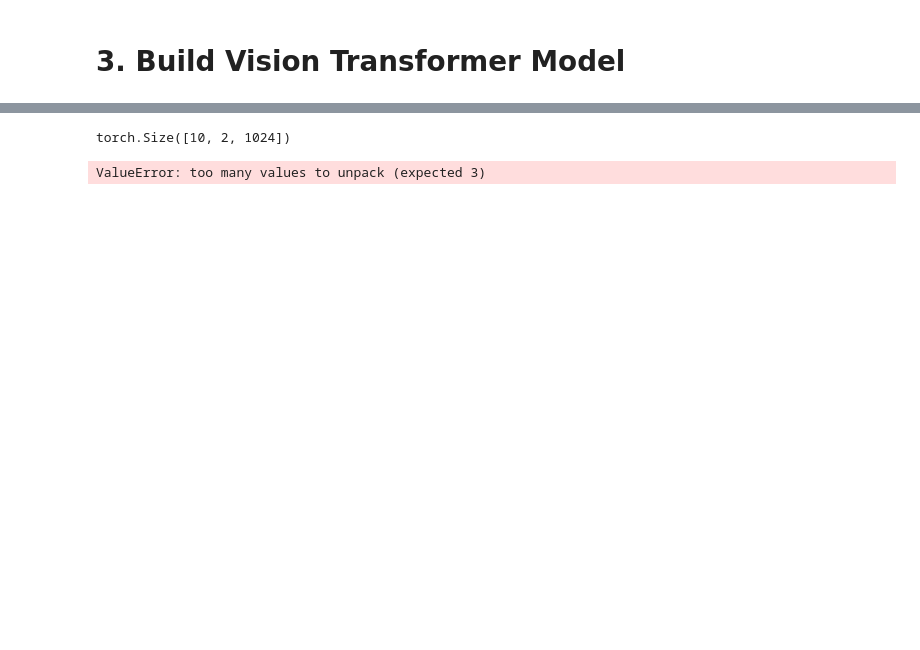
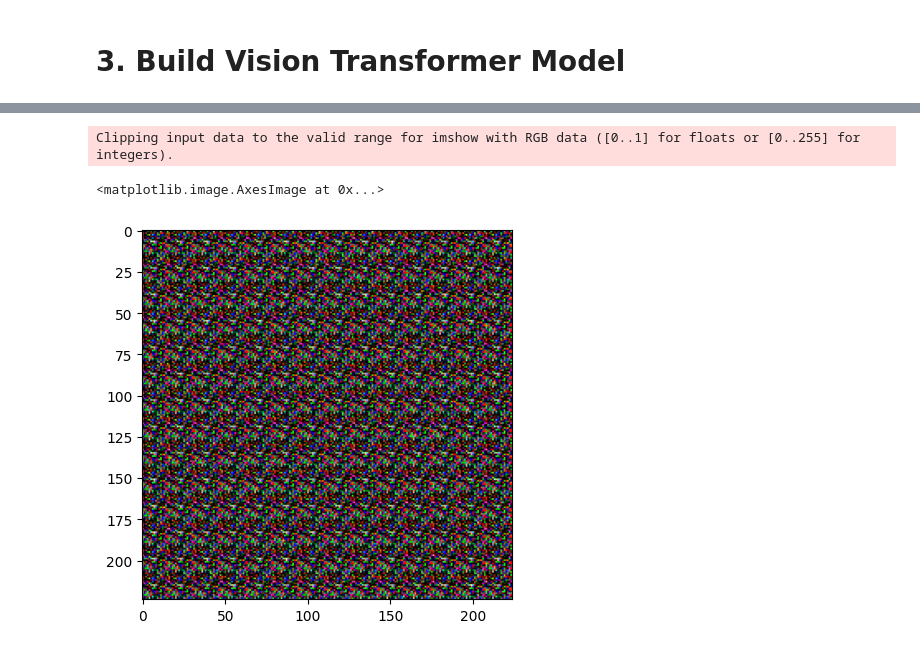
Before and after one commit to Migliorin/Image-Denoising, a Jupyter notebook: notebooks/Transformer.ipynb, the cells around one changed output, grey strips where cells are left out. Drawn from its saved outputs; the diff is of its cells as text; code cells hidden in the pictures; blank space fills up the shorter version.

Commit message:
feat: Vision Model

```diff
--- a/notebooks/Transformer.ipynb
+++ b/notebooks/Transformer.ipynb
@@ -208,3 +155,0 @@ torch.Size([7, 197, 512])
-# %%
-x = image_token_with_pred_token + PE
-x.shape
@@ -256,6 +288,13 @@ import torch.nn.functional as F
 # %%
 transform = transforms.Compose([
     transforms.Resize((224, 224)),       # Resize the image to 256x256 pixels
-    transforms.ToTensor(),               # Convert the image to a PyTorch tensor
+    transforms.ToTensor(),            # Convert the image to a PyTorch tensor
     transforms.Normalize(mean=[0.485, 0.456, 0.406], std=[0.229, 0.224, 0.225])  # Normalize the image
 ])
+
+image = Image.open("./sample.jpg")
+
+
+image_transform = transform(image)
+image_transform = image_transform.unsqueeze(0)
+image_transform = torch.cat([image_transform]*7)
@@ -439,4 +300,0 @@ x_sum = x + pos_embedding[0:shape]
-# %%
-x_sum.shape
-# %% [output]
-torch.Size([10, 2, 1024])
@@ -485,41 +301,10 @@ class VisionTransformer(nn.Module):
-# %%
-import torch
-import torch.nn.functional as F
-from torchvision import transforms
-from PIL import Image
-
-# Load an example image
-image_path = "./sa"
-img = Image.open(image_path)
-
-# Define transformations to prepare the image
-transform = transforms.Compose([
-    transforms.Resize((224, 224)),  # Resize to desired input size
-    transforms.ToTensor(),           # Convert image to tensor
-])
-
-# Apply transformations
-img_tensor = transform(img).unsqueeze(0)  # Add batch dimension
-
-# Define model parameters
-num_patches = 196  # Assuming a 14x14 grid of patches for a 224x224 image
-embed_dim = 256
-num_heads = 8
-num_layers = 6
-num_classes = 1000  # Number of output classes for classification (not used for reconstruction)
-img_size = 224
-patch_size = 16
-
-# Create the VisionTransformer model
-model = VisionTransformer(num_patches, embed_dim, num_heads, num_layers, num_classes, img_size, patch_size)
-
-# Perform forward pass to reconstruct the image
-reconstructed_img = model(img_tensor)
-
-# Convert the tensor to a PIL image
-reconstructed_img_pil = transforms.ToPILImage()(reconstructed_img.squeeze())
-
-# Display the reconstructed image
-reconstructed_img_pil.show()
-# %% [output]
-ValueError: too many values to unpack (expected 3)
+# %%
+vision_model = VisionModel(img_size=(7,3,224,224),patch_size=16,token_len=512)
+# %%
+out = vision_model(image_transform)
+# %%
+plt.imshow(out[0].permute(1, 2, 0).detach().numpy())
+# %% [output]
+Clipping input data to the valid range for imshow with RGB data ([0..1] for floats or [0..255] for integers).
+<matplotlib.image.AxesImage at 0x...>
+[figure, added]
```
Also changed, not shown: parts of 47 cells of this notebook, 1 other file.
